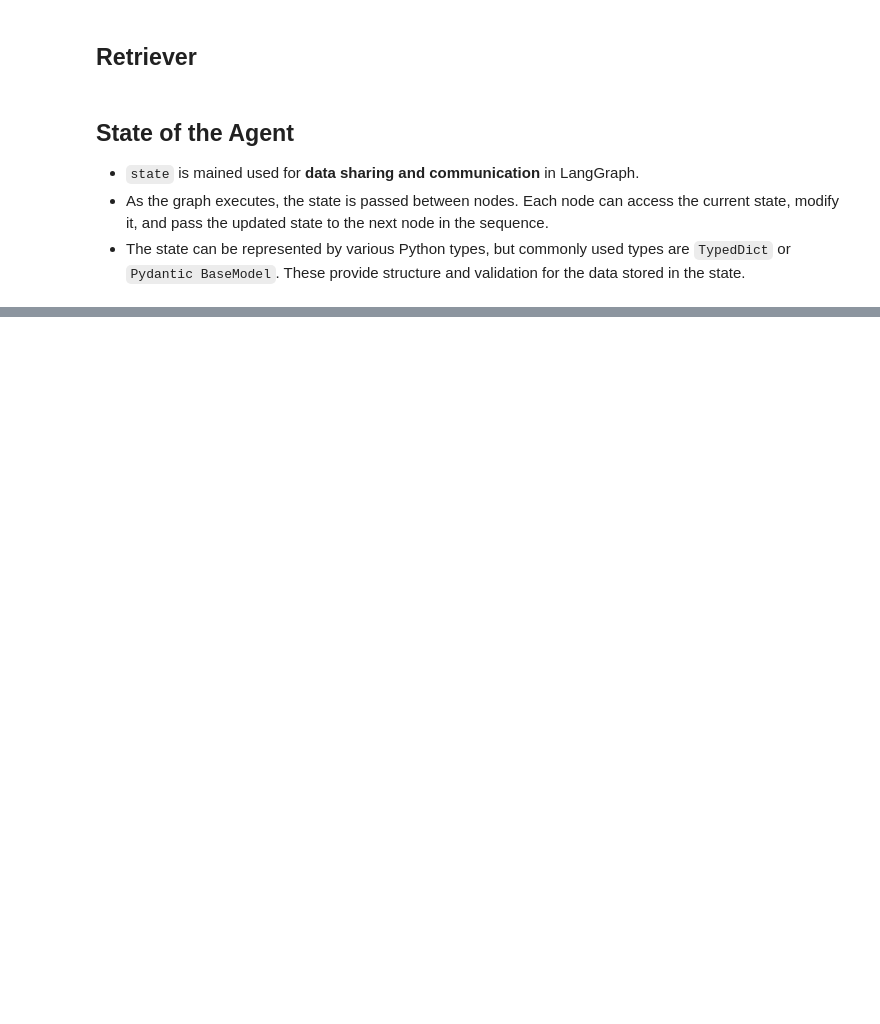
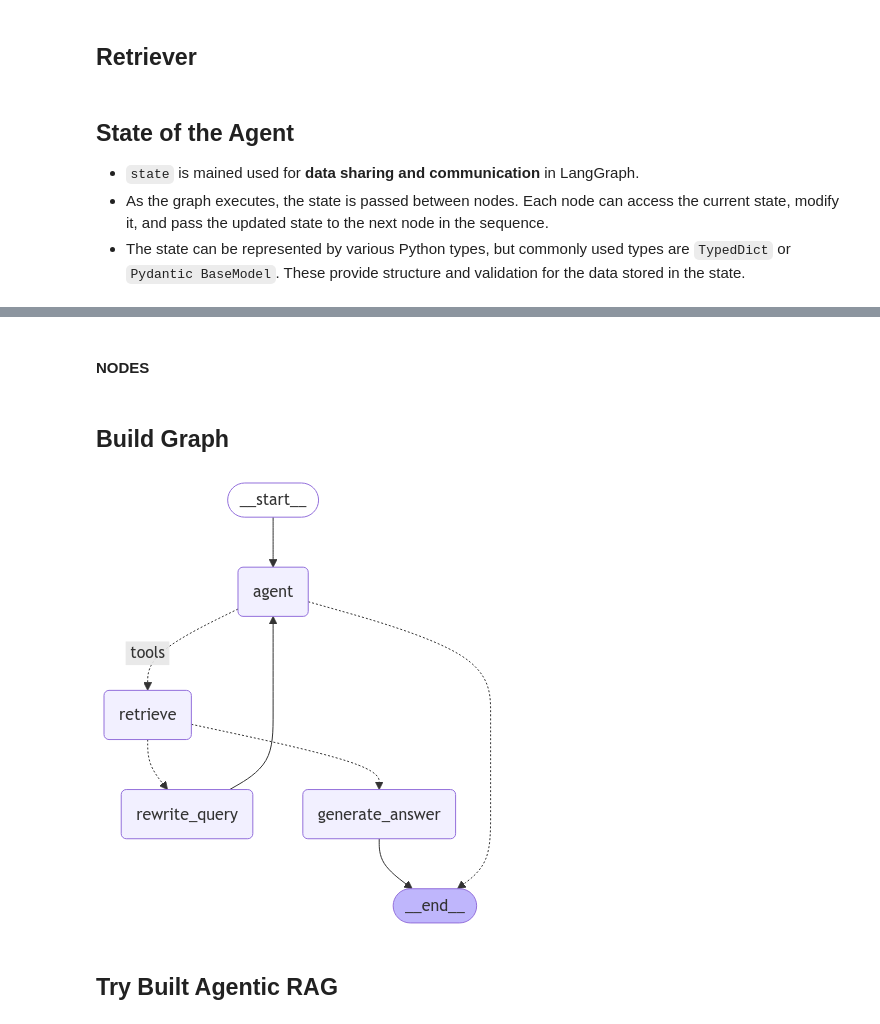
Before and after one commit to hanhanwu/Hanhan_LangGraph_Exercise, a Jupyter notebook: RAG_Chatbot/try_langgraph_agentic_rag.ipynb, the cells around one changed output, grey strips where cells are left out. Saved outputs shown, nothing was run; the diff lists cells and outputs as text; code cells hidden in the pictures; blank space fills up the shorter version.

Commit message:
agentic RAG with relevancy check

```diff
--- a/RAG_Chatbot/try_langgraph_agentic_rag.ipynb
+++ b/RAG_Chatbot/try_langgraph_agentic_rag.ipynb
@@ -9,6 +9,7 @@ from google.colab import userdata
 
 # load the environment variables set in colab
 OPENAI_API_KEY = userdata.get('OPENAI_API_KEY')
+LANGSMITH_API_KEY = userdata.get('LANGSMITH_API_KEY')
 # %% [markdown]
 ## Retriever
 # %%
@@ -89,8 +93,11 @@ from langchain_core.prompts import PromptTemplate
 from langchain_openai import ChatOpenAI
 
 from langgraph.prebuilt import tools_condition
+
+
+model_str = "gpt-4o-mini-2024-07-18"
 # %%
-def grade_documents(state) -> Literal["generate", "rewrite"]:
+def grade_documents(state) -> Literal["generate_answer", "rewrite_query"]:
     """
     Determines whether the retrieved documents are relevant to the question.
 
@@ -108,7 +115,8 @@ def grade_documents(state) -> Literal["generate", "rewrite"]:
         binary_score: str = Field(description="Relevance score 'yes' or 'no'")
 
     # LLM
-    model = ChatOpenAI(temperature=0, model="gpt-4o-mini-2024-07-18", streaming=True)
+    model = ChatOpenAI(temperature=0, api_key=OPENAI_API_KEY,
+                       model=model_str, streaming=True)
     # LLM with tool and validation
     llm_with_tool = model.with_structured_output(grade)
 
@@ -136,8 +144,10 @@ def grade_documents(state) -> Literal["generate", "rewrite"]:
 
     if score == "yes":
         print("---DECISION: DOCS RELEVANT---")
-        return "generate"
+        return "generate_answer"
     else:
         print("---DECISION: DOCS NOT RELEVANT---")
         print(score)
-        return "rewrite"
+        return "rewrite_query"
+# %% [markdown]
+#### NODES
@@ -143,0 +236,2 @@ def grade_documents(state) -> Literal["generate", "rewrite"]:
+# %% [markdown]
+## Build Graph
@@ -143,0 +276,12 @@ def grade_documents(state) -> Literal["generate", "rewrite"]:
+# %%
+from IPython.display import Image, display
+
+try:
+    display(Image(graph.get_graph(xray=True).draw_mermaid_png()))
+except Exception:
+    # This requires some extra dependencies and is optional
+    pass
+# %% [output]
+[figure, added]
+# %% [markdown]
+## Try Built Agentic RAG
```
Also changed, not shown: parts of 4 cells of this notebook.
